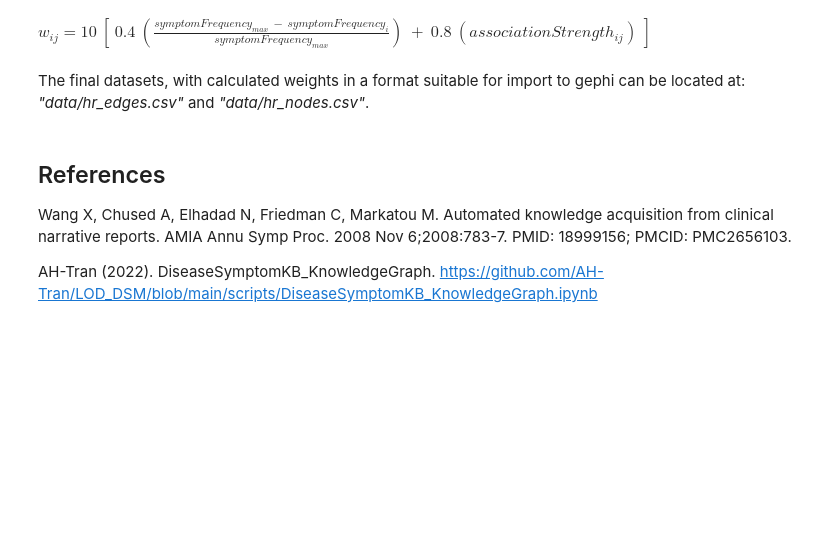
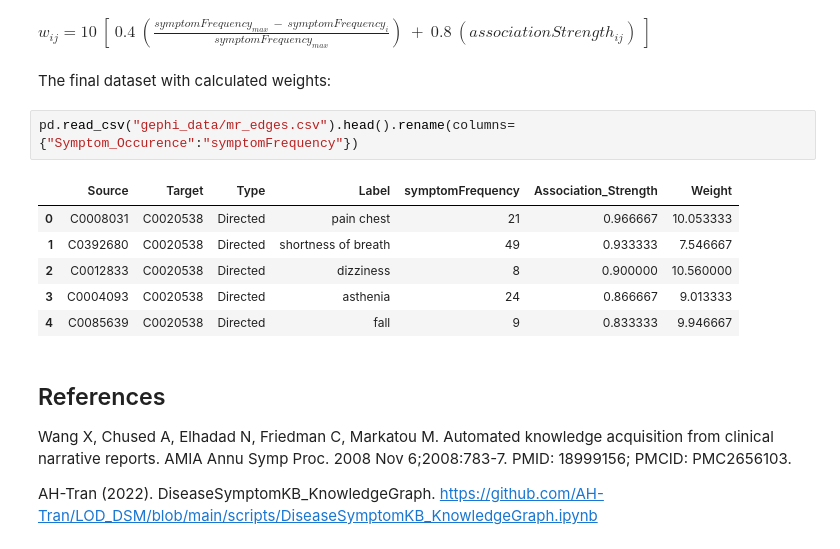
Before and after one commit to Natasha-R/DS_Linked_Open_Data_and_Knowledge_Graphs_2022_Natasha-Randall, a Jupyter notebook: 3. Medical Records Dataset.ipynb, the cells around one changed output. Saved outputs shown, nothing was run; the diff lists cells and outputs as text; blank space fills up the shorter version.

```diff
--- a/3. Hospital Dataset.ipynb
+++ b/3. Medical Records Dataset.ipynb
@@ -76,7 +71,16 @@ display(Math(r"$w_{ij} = 10\ [\ 0.4\ (\frac{symptomFrequency_{max}\ -\ symptomFr
 # %% [output]
 $\displaystyle w_{ij} = 10\ [\ 0.4\ (\frac{symptomFrequency_{max}\ -\ symptomFrequency_i}{symptomFrequency_{max}})\ +\ 0.8\ (associationStrength_{ij})\ ]$
 # %% [markdown]
-The final datasets, with calculated weights in a format suitable for import to gephi can be located at: *"data/hr_edges.csv"* and *"data/hr_nodes.csv"*.
+The final dataset with calculated weights:
+# %%
+pd.read_csv("gephi_data/mr_edges.csv").head().rename(columns={"Symptom_Occurence":"symptomFrequency"})
+# %% [output]
+|  | Source | Target | Type | Label | symptomFrequency | Association_Strength | Weight |
+| 0 | C0008031 | C0020538 | Directed | pain chest | 21 | 0.966667 | 10.053333 |
+| 1 | C0392680 | C0020538 | Directed | shortness of breath | 49 | 0.933333 | 7.546667 |
+| 2 | C0012833 | C0020538 | Directed | dizziness | 8 | 0.900000 | 10.560000 |
+| 3 | C0004093 | C0020538 | Directed | asthenia | 24 | 0.866667 | 9.013333 |
+| 4 | C0085639 | C0020538 | Directed | fall | 9 | 0.833333 | 9.946667 |
 # %% [markdown]
 ## References
 
```
Also changed, not shown: parts of 11 cells of this notebook, 5 other files.
